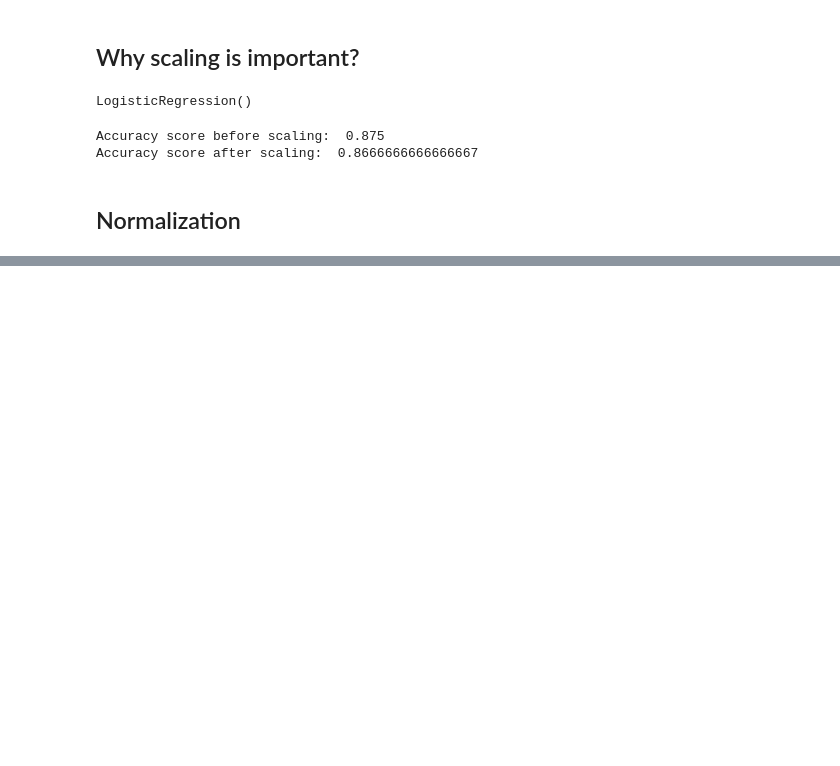
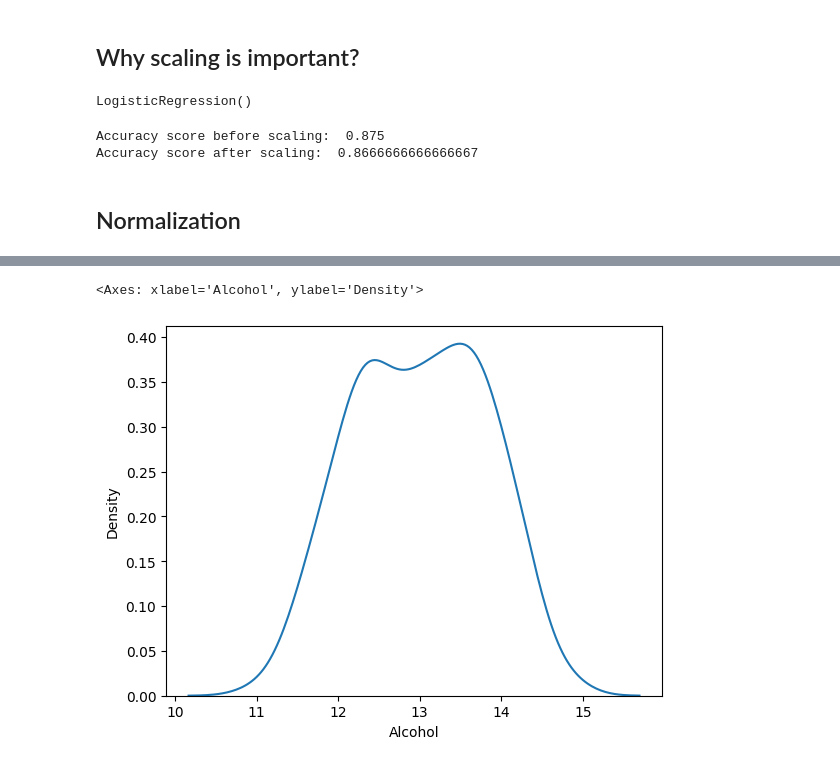
Before and after one commit to suddhu1/COESIS30Day, a Jupyter notebook: DAY_1/feature_scaling.ipynb, the cells around one changed output, grey strips where cells are left out. Cells and saved outputs as stored; diff of their text form; code cells hidden in the pictures; blank space fills up the shorter version.

```diff
--- a/DAY_1/feature_scaling.ipynb
+++ b/DAY_1/feature_scaling.ipynb
@@ -190,0 +228,3 @@ Accuracy score after scaling:  0.8666666666666667
+# %%
+df1 = pd.read_csv('https://raw.githubusercontent.com/campusx-official/100-days-of-machine-learning/refs/heads/main/day25-normalization/wine_data.csv',header=None,usecols=[0,1,2])
+df1.columns = ['Class label', 'Alcohol', 'Malic acid']
@@ -190,0 +240,5 @@ Accuracy score after scaling:  0.8666666666666667
+# %%
+sns.kdeplot(df1['Alcohol'])
+# %% [output]
+<Axes: xlabel='Alcohol', ylabel='Density'>
+[figure, added]
```
Also changed, not shown: parts of 21 cells of this notebook.
